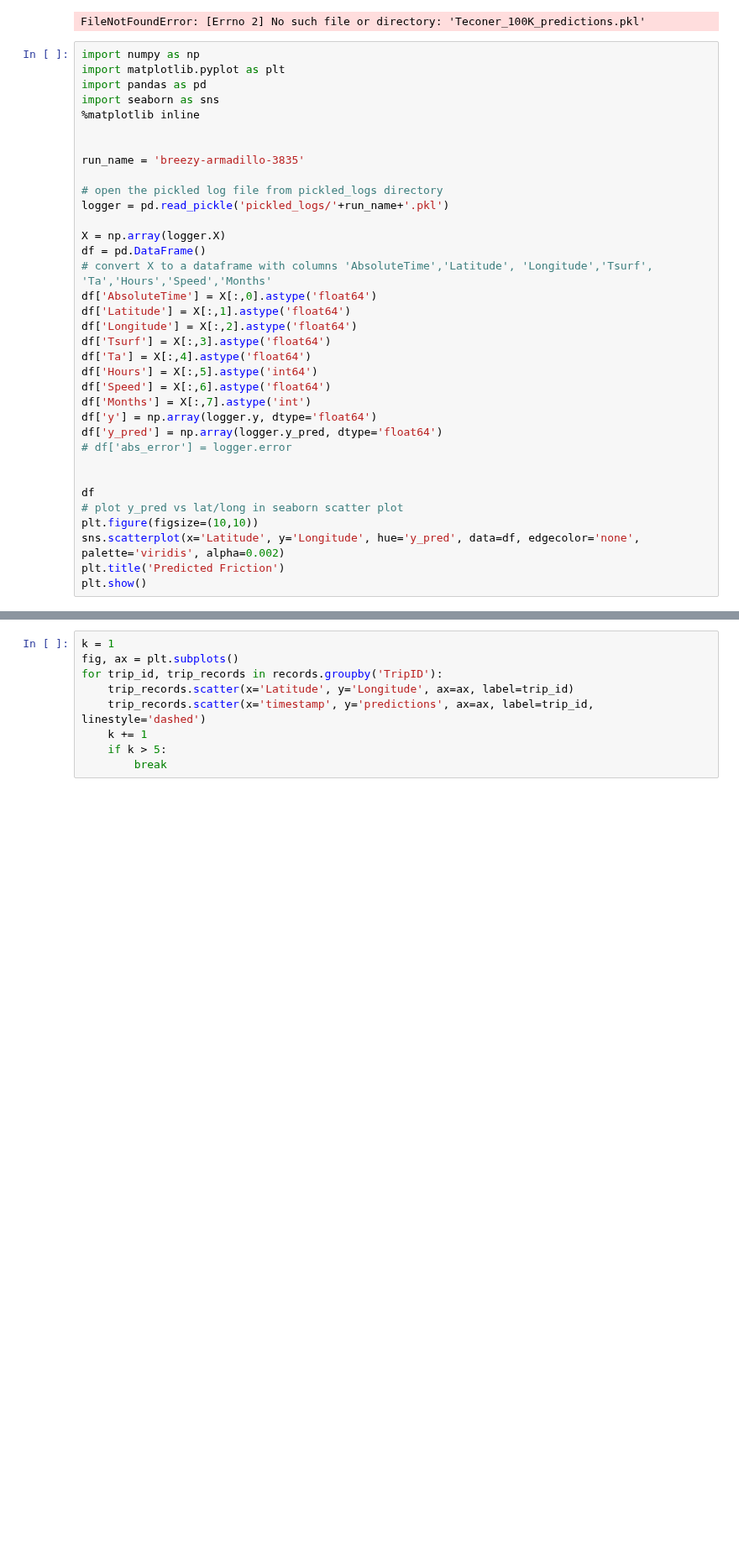
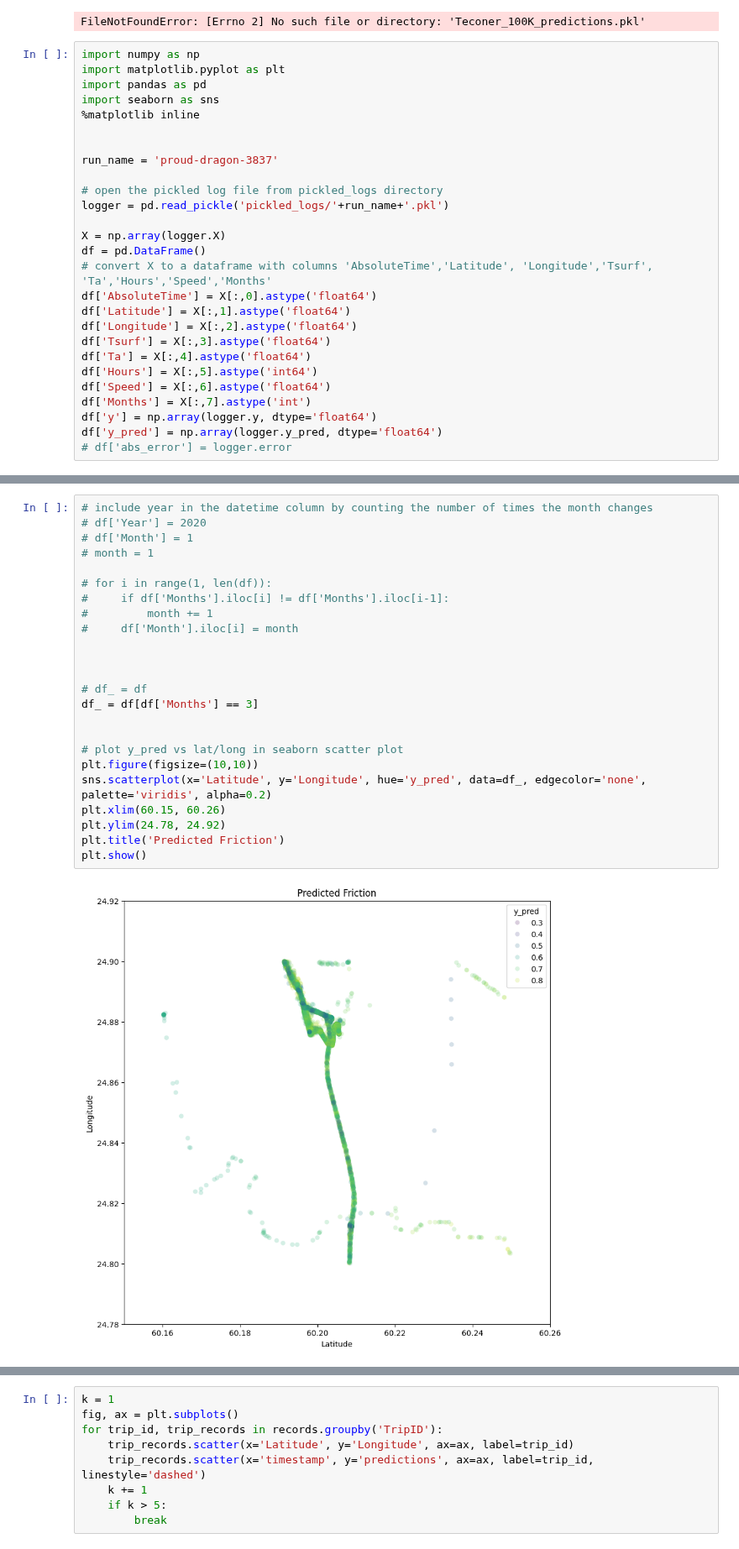
Before and after one commit to hossein-haeri/msmsa, a Jupyter notebook: trip_based_results.ipynb, the cells around one changed output, grey strips where cells are left out. Shown at 84% size. Saved outputs shown, nothing was run; the diff lists cells and outputs as text; blank space fills up the shorter version.

```diff
--- a/trip_based_results.ipynb
+++ b/trip_based_results.ipynb
@@ -38,7 +38,7 @@ import seaborn as sns
 %matplotlib inline
 
 
-run_name = 'breezy-armadillo-3835'
+run_name = 'proud-dragon-3837'
 
 # open the pickled log file from pickled_logs directory
 logger = pd.read_pickle('pickled_logs/'+run_name+'.pkl')
@@ -57,11 +57,3 @@ df['Months'] = X[:,7].astype('int')
 df['y'] = np.array(logger.y, dtype='float64')
 df['y_pred'] = np.array(logger.y_pred, dtype='float64')
 # df['abs_error'] = logger.error
-
-
-df
-# plot y_pred vs lat/long in seaborn scatter plot
-plt.figure(figsize=(10,10))
-sns.scatterplot(x='Latitude', y='Longitude', hue='y_pred', data=df, edgecolor='none', palette='viridis', alpha=0.002)
-plt.title('Predicted Friction')
-plt.show()
@@ -76,3 +60,29 @@ array([[ 1.00000000e-04, -1.64847005e+00,  4.67067090e-02,
+# %%
+# include year in the datetime column by counting the number of times the month changes
+# df['Year'] = 2020
+# df['Month'] = 1
+# month = 1
+
+# for i in range(1, len(df)):
+#     if df['Months'].iloc[i] != df['Months'].iloc[i-1]:
+#         month += 1
+#     df['Month'].iloc[i] = month
+
+
+
+# df_ = df
+df_ = df[df['Months'] == 3]
+
+
+# plot y_pred vs lat/long in seaborn scatter plot
+plt.figure(figsize=(10,10))
+sns.scatterplot(x='Latitude', y='Longitude', hue='y_pred', data=df_, edgecolor='none', palette='viridis', alpha=0.2)
+plt.xlim(60.15, 60.26)
+plt.ylim(24.78, 24.92)
+plt.title('Predicted Friction')
+plt.show()
+# %% [output]
+[figure, added]
 # %%
 # find the the most frequent TripID and print the number of records for that TripID
 # tripID = records['TripID'].value_counts().idxmax()
```
Also changed, not shown: parts of 2 cells of this notebook.
